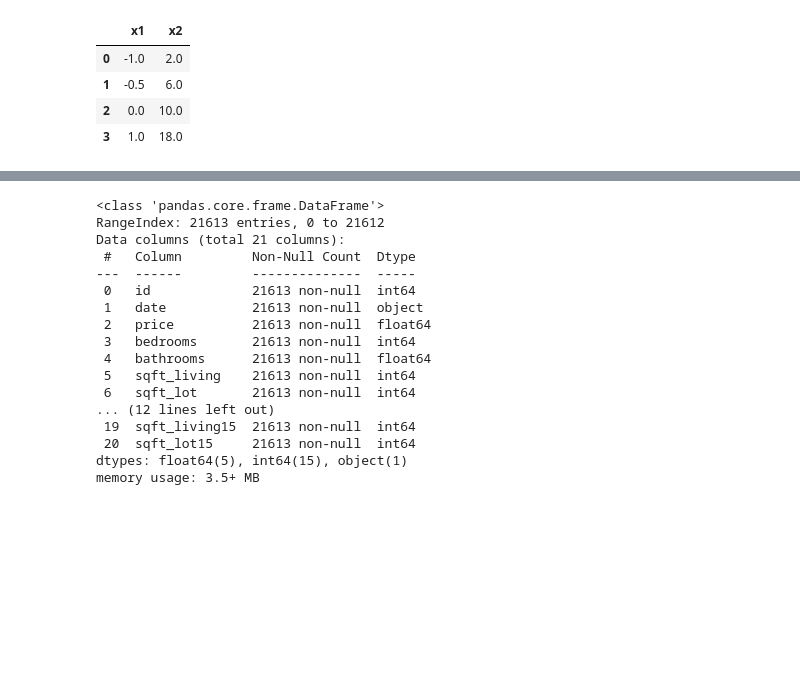
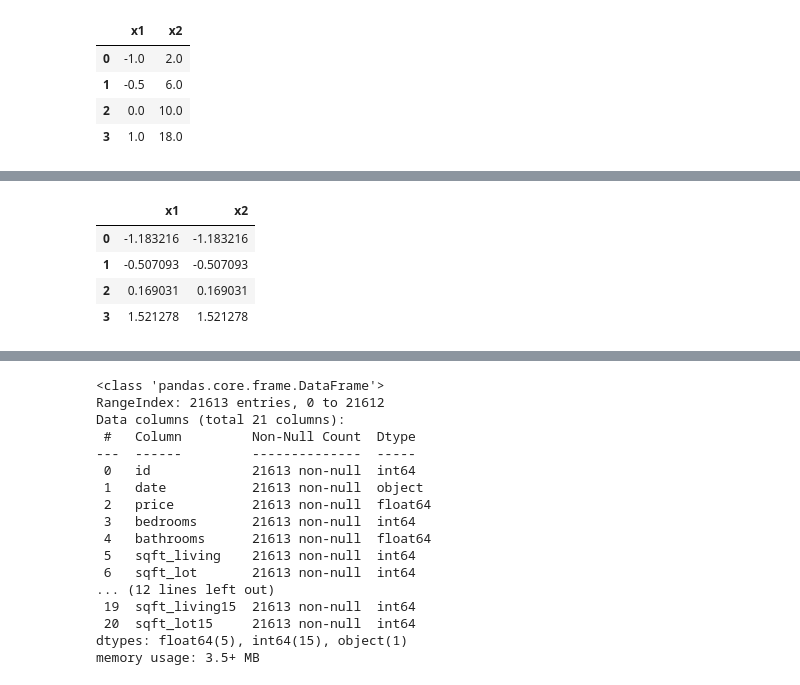
Before and after one commit to Tuchsanai/Machine_Learning, a Jupyter notebook: Week5/01_features Engineer/01_normalize_denormalize_data.ipynb, the cells around one changed output, grey strips where cells are left out. Cells and saved outputs as stored; diff of their text form; code cells hidden in the pictures; blank space fills up the shorter version.

```diff
--- a/Week5/01_features Engineer/01_normalize_denormalize_data.ipynb
+++ b/Week5/01_features Engineer/01_normalize_denormalize_data.ipynb
@@ -35,0 +40,10 @@ x
+# %%
+from sklearn.preprocessing import StandardScaler
+
+import pandas as pd
+data   = [[-1, 2], [-0.5, 6], [0, 10], [1, 18]]
+scaler = StandardScaler()
+
+
+xdata = pd.DataFrame(data, columns=['x1', 'x2'])
+xdata
@@ -35,0 +56,10 @@ x
+# %%
+xscale = scaler.fit_transform(xdata)
+xscale = pd.DataFrame(xscale, columns=['x1', 'x2'])
+xscale
+# %% [output]
+|  | x1 | x2 |
+| 0 | -1.183216 | -1.183216 |
+| 1 | -0.507093 | -0.507093 |
+| 2 | 0.169031 | 0.169031 |
+| 3 | 1.521278 | 1.521278 |
```
Also changed, not shown: parts of 4 cells of this notebook, 1 other file.
